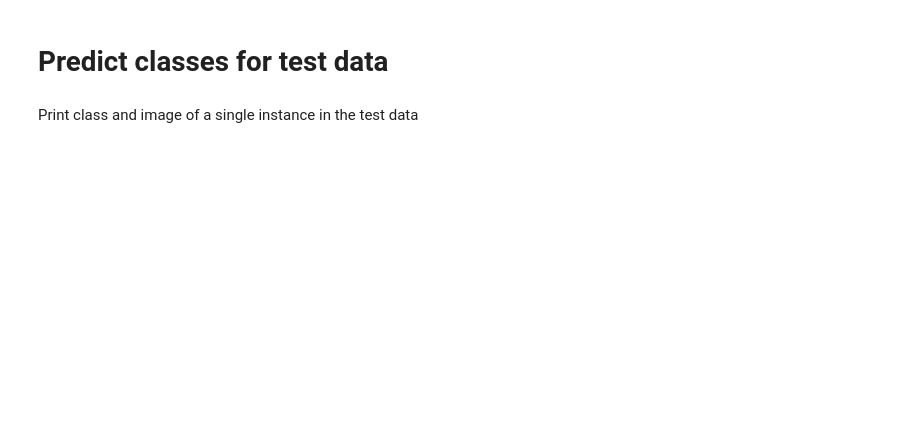
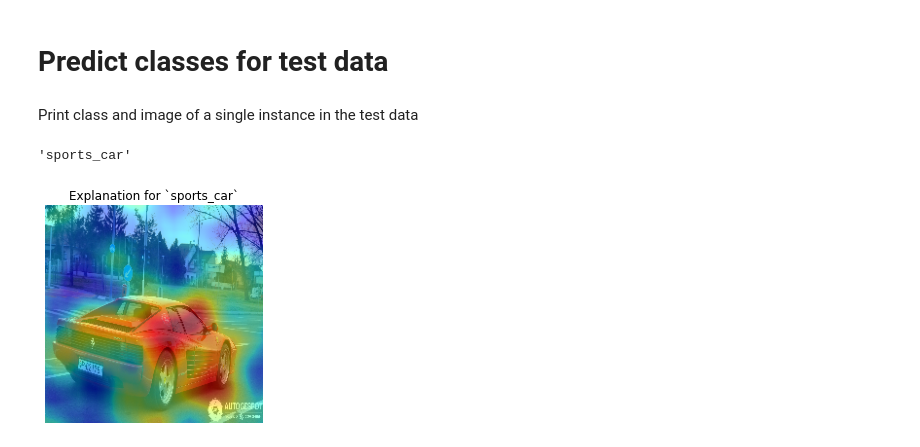
Before and after one commit to dianna-ai/dianna, a Jupyter notebook: tutorials/rise_imagenet.ipynb, the cells around one changed output. Drawn from its saved outputs; the diff is of its cells as text; code cells hidden in the pictures; blank space fills up the shorter version.

```diff
--- a/tutorials/rise_imagenet.ipynb
+++ b/tutorials/rise_imagenet.ipynb
@@ -44,11 +57,17 @@ from dianna.methods import RISE
 explainer = RISE(n_masks=600, feature_res=8, p_keep=.5)
 heatmaps = explainer(model.run_on_batch, x)
+# %%
+class_name(np.argmax(model.model.predict([x])))
+# %% [output]
+'sports_car'
 # %%
-class_idx = 243
+class_idx = np.argmax(model.model.predict([x]))
 plt.title('Explanation for `{}`'.format(class_name(class_idx)))
 plt.axis('off')
 plt.imshow(img)
 plt.imshow(heatmaps[class_idx], cmap='jet', alpha=0.5)
 # plt.colorbar()
 plt.show()
+# %% [output]
+[figure, added]
 # %%
```
Also changed, not shown: parts of 7 cells of this notebook, 2 other files.
